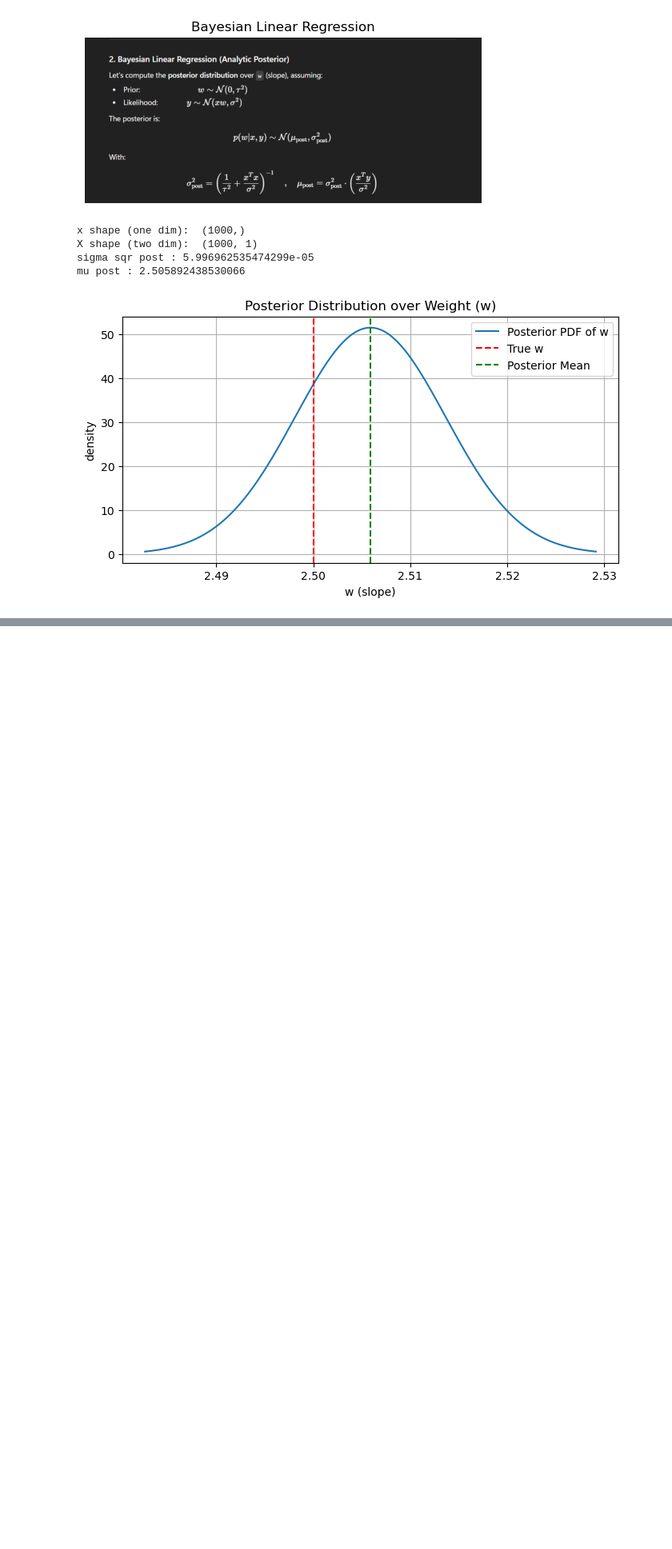
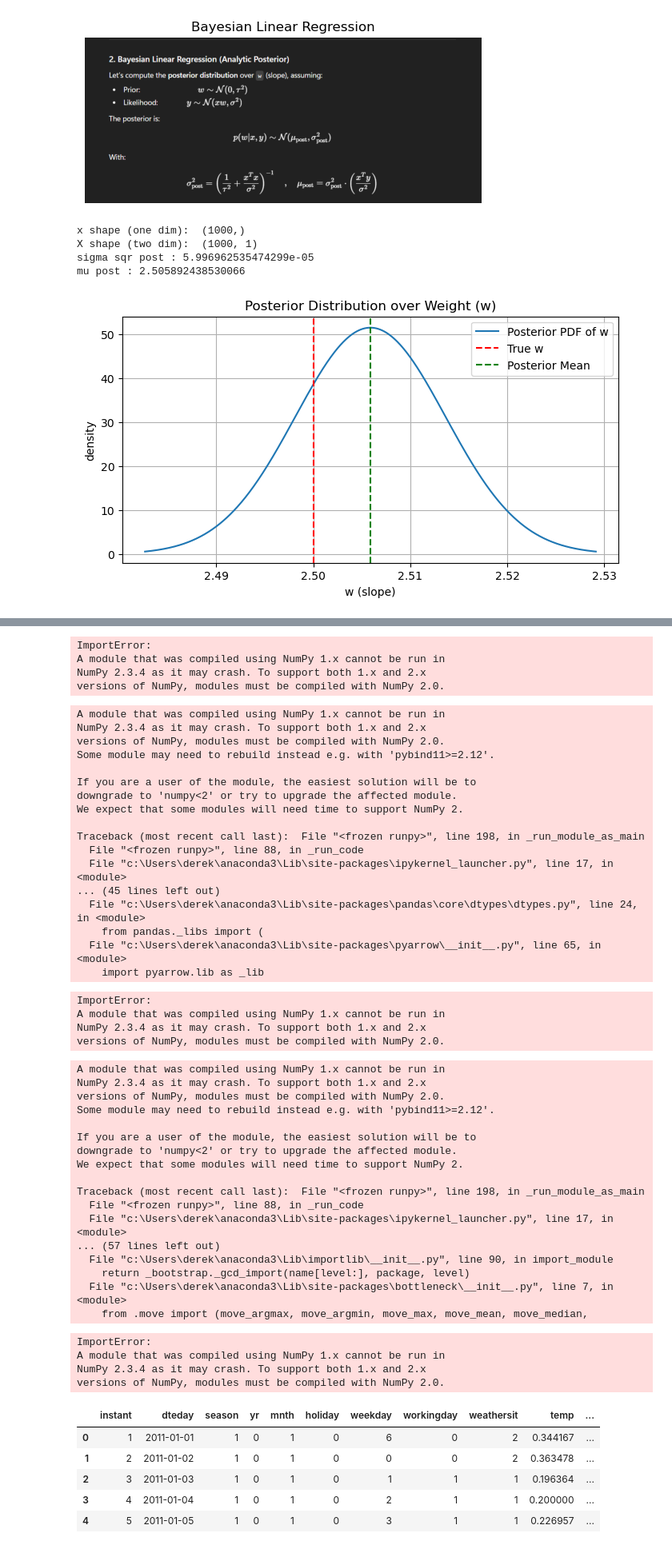
Before and after one commit to derekriceX/Bayesian-Analysis, a Jupyter notebook: C4_numpy_Bayesian_Linear_Regression_10NOV2025.ipynb, the cells around one changed output, grey strips where cells are left out. Shown at 80% size. Drawn from its saved outputs; the diff is of its cells as text; code cells hidden in the pictures; blank space fills up the shorter version.

```diff
--- a/C4_numpy_Bayesian_Linear_Regression_10NOV2025.ipynb
+++ b/C4_numpy_Bayesian_Linear_Regression_10NOV2025.ipynb
@@ -159,0 +141,7 @@ plt.show()
+# %%
+import pandas as pd
+
+bike_data = pd.read_csv(r'D:\Dropbox\1e_Bayesian_Analysis\bike_sharing\day.csv')
+
+bike_data.head()
+# %% [output]
@@ -159,0 +165,52 @@ plt.show()
+ImportError:
+A module that was compiled using NumPy 1.x cannot be run in
+NumPy 2.3.4 as it may crash. To support both 1.x and 2.x
+versions of NumPy, modules must be compiled with NumPy 2.0.
+A module that was compiled using NumPy 1.x cannot be run in
+NumPy 2.3.4 as it may crash. To support both 1.x and 2.x
+versions of NumPy, modules must be compiled with NumPy 2.0.
+Some module may need to rebuild instead e.g. with 'pybind11>=2.12'.
+
+If you are a user of the module, the easiest solution will be to
+downgrade to 'numpy<2' or try to upgrade the affected module.
+We expect that some modules will need time to support NumPy 2.
+
+Traceback (most recent call last):  File "<frozen runpy>", line 198, in _run_module_as_main
+  File "<frozen runpy>", line 88, in _run_code
+  File "c:\Users\derek\anaconda3\Lib\site-packages\ipykernel_launcher.py", line 17, in <module>
+... (45 lines left out)
+  File "c:\Users\derek\anaconda3\Lib\site-packages\pandas\core\dtypes\dtypes.py", line 24, in <module>
+    from pandas._libs import (
+  File "c:\Users\derek\anaconda3\Lib\site-packages\pyarrow\__init__.py", line 65, in <module>
+    import pyarrow.lib as _lib
+ImportError:
+A module that was compiled using NumPy 1.x cannot be run in
+NumPy 2.3.4 as it may crash. To support both 1.x and 2.x
+versions of NumPy, modules must be compiled with NumPy 2.0.
+A module that was compiled using NumPy 1.x cannot be run in
+NumPy 2.3.4 as it may crash. To support both 1.x and 2.x
+versions of NumPy, modules must be compiled with NumPy 2.0.
+Some module may need to rebuild instead e.g. with 'pybind11>=2.12'.
+
+If you are a user of the module, the easiest solution will be to
+downgrade to 'numpy<2' or try to upgrade the affected module.
+We expect that some modules will need time to support NumPy 2.
+
+Traceback (most recent call last):  File "<frozen runpy>", line 198, in _run_module_as_main
+  File "<frozen runpy>", line 88, in _run_code
+  File "c:\Users\derek\anaconda3\Lib\site-packages\ipykernel_launcher.py", line 17, in <module>
+... (57 lines left out)
+  File "c:\Users\derek\anaconda3\Lib\importlib\__init__.py", line 90, in import_module
+    return _bootstrap._gcd_import(name[level:], package, level)
+  File "c:\Users\derek\anaconda3\Lib\site-packages\bottleneck\__init__.py", line 7, in <module>
+    from .move import (move_argmax, move_argmin, move_max, move_mean, move_median,
+ImportError:
+A module that was compiled using NumPy 1.x cannot be run in
+NumPy 2.3.4 as it may crash. To support both 1.x and 2.x
+versions of NumPy, modules must be compiled with NumPy 2.0.
+|  | instant | dteday | season | yr | mnth | holiday | weekday | workingday | weathersit | temp | ... |
+| 0 | 1 | 2011-01-01 | 1 | 0 | 1 | 0 | 6 | 0 | 2 | 0.344167 | ... |
+| 1 | 2 | 2011-01-02 | 1 | 0 | 1 | 0 | 0 | 0 | 2 | 0.363478 | ... |
+| 2 | 3 | 2011-01-03 | 1 | 0 | 1 | 0 | 1 | 1 | 1 | 0.196364 | ... |
+| 3 | 4 | 2011-01-04 | 1 | 0 | 1 | 0 | 2 | 1 | 1 | 0.200000 | ... |
+| 4 | 5 | 2011-01-05 | 1 | 0 | 1 | 0 | 3 | 1 | 1 | 0.226957 | ... |
```
Also changed, not shown: parts of 7 cells of this notebook.
